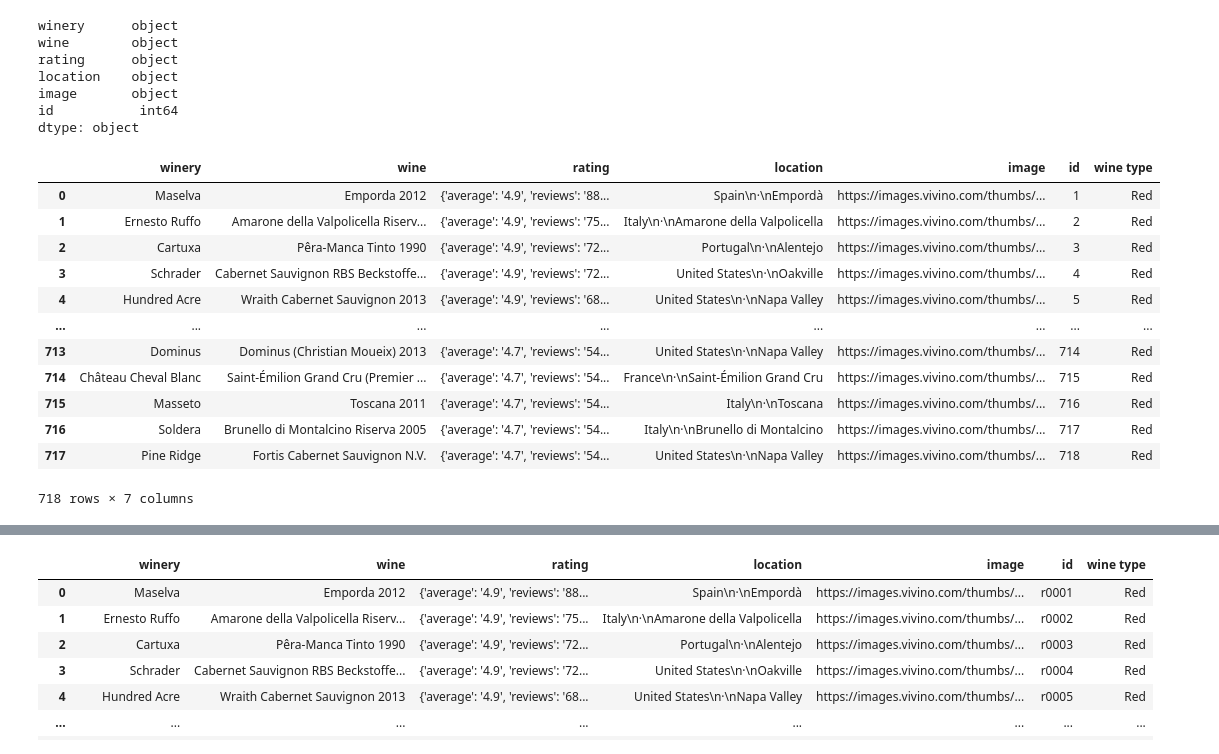
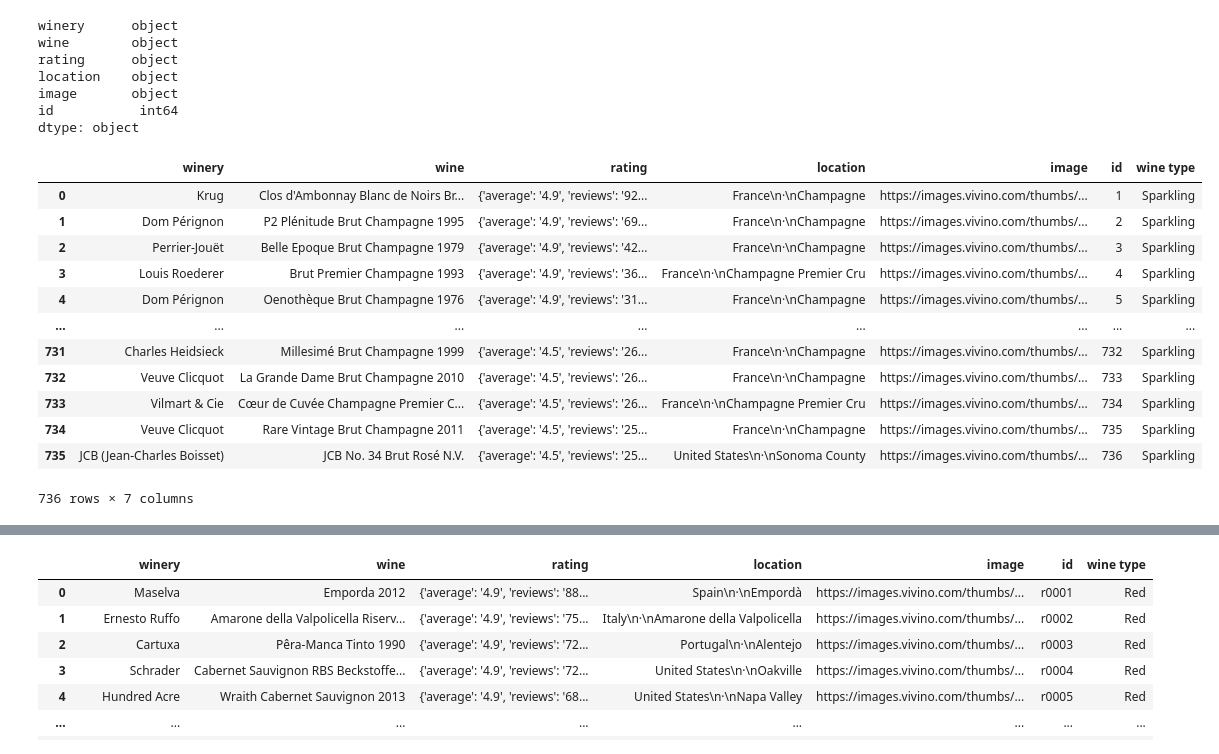
Before and after one commit to SantDRS/G3_Project3, a Jupyter notebook: starterCode.ipynb, the cells around one changed output, grey strips where cells are left out. Cells and saved outputs as stored; diff of their text form; code cells hidden in the pictures.

```diff
--- a/starterCode.ipynb
+++ b/starterCode.ipynb
@@ -49,21 +49,21 @@ dessert_df["wine type"] = 'Dessert'
 port_df["wine type"] = 'Port'
 # %%
 # check that columns were added
-reds_df
+sparkling_df
 # %% [output]
 |  | winery | wine | rating | location | image | id | wine type |
-| 0 | Maselva | Emporda 2012 | {'average': '4.9', 'reviews': '88... | Spain\n·\nEmpordà | https://images.vivino.com/thumbs/... | 1 | Red |
-| 1 | Ernesto Ruffo | Amarone della Valpolicella Riserv... | {'average': '4.9', 'reviews': '75... | Italy\n·\nAmarone della Valpolicella | https://images.vivino.com/thumbs/... | 2 | Red |
-| 2 | Cartuxa | Pêra-Manca Tinto 1990 | {'average': '4.9', 'reviews': '72... | Portugal\n·\nAlentejo | https://images.vivino.com/thumbs/... | 3 | Red |
-| 3 | Schrader | Cabernet Sauvignon RBS Beckstoffe... | {'average': '4.9', 'reviews': '72... | United States\n·\nOakville | https://images.vivino.com/thumbs/... | 4 | Red |
-| 4 | Hundred Acre | Wraith Cabernet Sauvignon 2013 | {'average': '4.9', 'reviews': '68... | United States\n·\nNapa Valley | https://images.vivino.com/thumbs/... | 5 | Red |
+| 0 | Krug | Clos d'Ambonnay Blanc de Noirs Br... | {'average': '4.9', 'reviews': '92... | France\n·\nChampagne | https://images.vivino.com/thumbs/... | 1 | Sparkling |
+| 1 | Dom Pérignon | P2 Plénitude Brut Champagne 1995 | {'average': '4.9', 'reviews': '69... | France\n·\nChampagne | https://images.vivino.com/thumbs/... | 2 | Sparkling |
+| 2 | Perrier-Jouët | Belle Epoque Brut Champagne 1979 | {'average': '4.9', 'reviews': '42... | France\n·\nChampagne | https://images.vivino.com/thumbs/... | 3 | Sparkling |
+| 3 | Louis Roederer | Brut Premier Champagne 1993 | {'average': '4.9', 'reviews': '36... | France\n·\nChampagne Premier Cru | https://images.vivino.com/thumbs/... | 4 | Sparkling |
+| 4 | Dom Pérignon | Oenothèque Brut Champagne 1976 | {'average': '4.9', 'reviews': '31... | France\n·\nChampagne | https://images.vivino.com/thumbs/... | 5 | Sparkling |
 | ... | ... | ... | ... | ... | ... | ... | ... |
-| 713 | Dominus | Dominus (Christian Moueix) 2013 | {'average': '4.7', 'reviews': '54... | United States\n·\nNapa Valley | https://images.vivino.com/thumbs/... | 714 | Red |
-| 714 | Château Cheval Blanc | Saint-Émilion Grand Cru (Premier ... | {'average': '4.7', 'reviews': '54... | France\n·\nSaint-Émilion Grand Cru | https://images.vivino.com/thumbs/... | 715 | Red |
-| 715 | Masseto | Toscana 2011 | {'average': '4.7', 'reviews': '54... | Italy\n·\nToscana | https://images.vivino.com/thumbs/... | 716 | Red |
-| 716 | Soldera | Brunello di Montalcino Riserva 2005 | {'average': '4.7', 'reviews': '54... | Italy\n·\nBrunello di Montalcino | https://images.vivino.com/thumbs/... | 717 | Red |
-| 717 | Pine Ridge | Fortis Cabernet Sauvignon N.V. | {'average': '4.7', 'reviews': '54... | United States\n·\nNapa Valley | https://images.vivino.com/thumbs/... | 718 | Red |
+| 731 | Charles Heidsieck | Millesimé Brut Champagne 1999 | {'average': '4.5', 'reviews': '26... | France\n·\nChampagne | https://images.vivino.com/thumbs/... | 732 | Sparkling |
+| 732 | Veuve Clicquot | La Grande Dame Brut Champagne 2010 | {'average': '4.5', 'reviews': '26... | France\n·\nChampagne | https://images.vivino.com/thumbs/... | 733 | Sparkling |
+| 733 | Vilmart & Cie | Cœur de Cuvée Champagne Premier C... | {'average': '4.5', 'reviews': '26... | France\n·\nChampagne Premier Cru | https://images.vivino.com/thumbs/... | 734 | Sparkling |
+| 734 | Veuve Clicquot | Rare Vintage Brut Champagne 2011 | {'average': '4.5', 'reviews': '25... | France\n·\nChampagne | https://images.vivino.com/thumbs/... | 735 | Sparkling |
+| 735 | JCB (Jean-Charles Boisset) | JCB No. 34 Brut Rosé N.V. | {'average': '4.5', 'reviews': '25... | United States\n·\nSonoma County | https://images.vivino.com/thumbs/... | 736 | Sparkling |
-718 rows × 7 columns
+736 rows × 7 columns
 # %%
 # create new id keys
 reds_df['id'] = ['r'+ '{:0>4}'.format(str(id)) for id in reds_df['id']]
```
Also changed, not shown: parts of 1 cell of this notebook, 5 other files.
